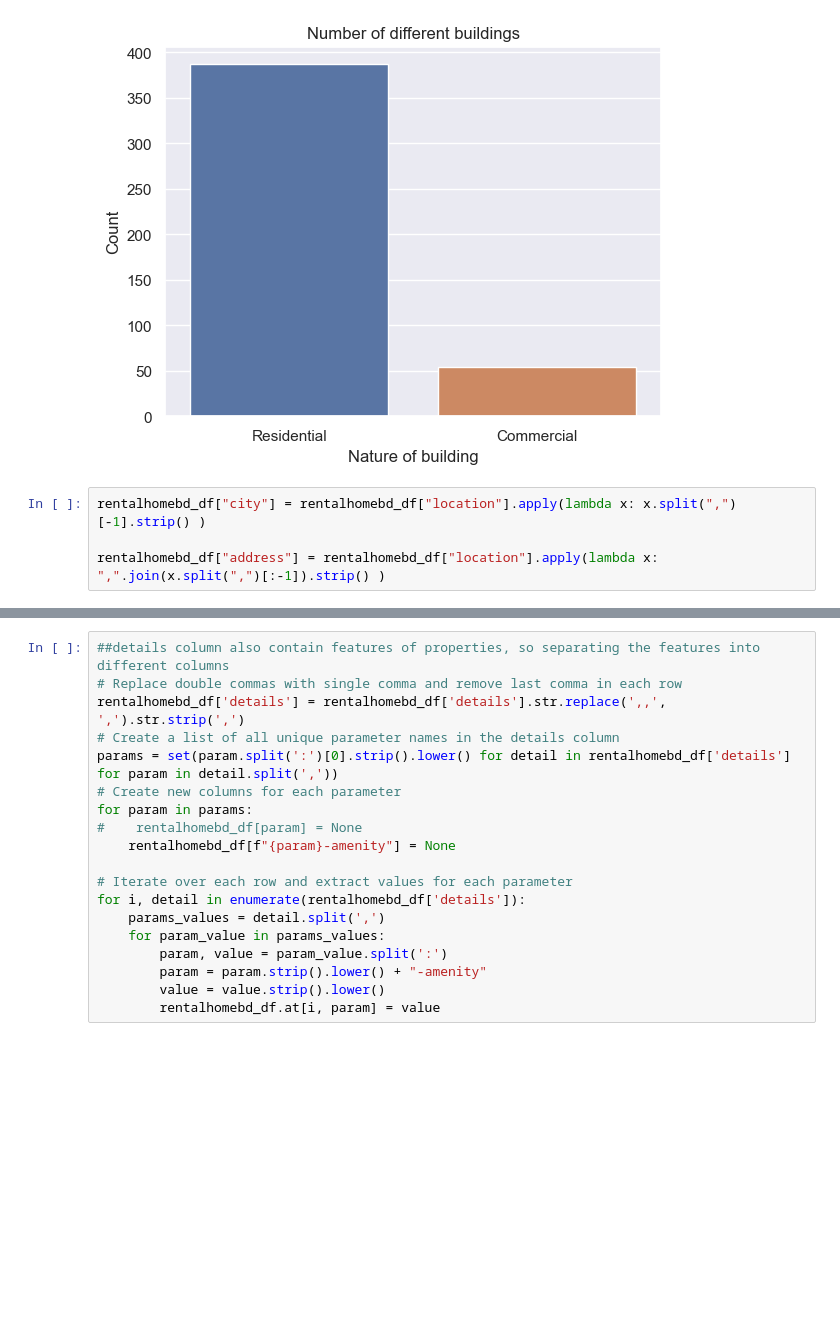
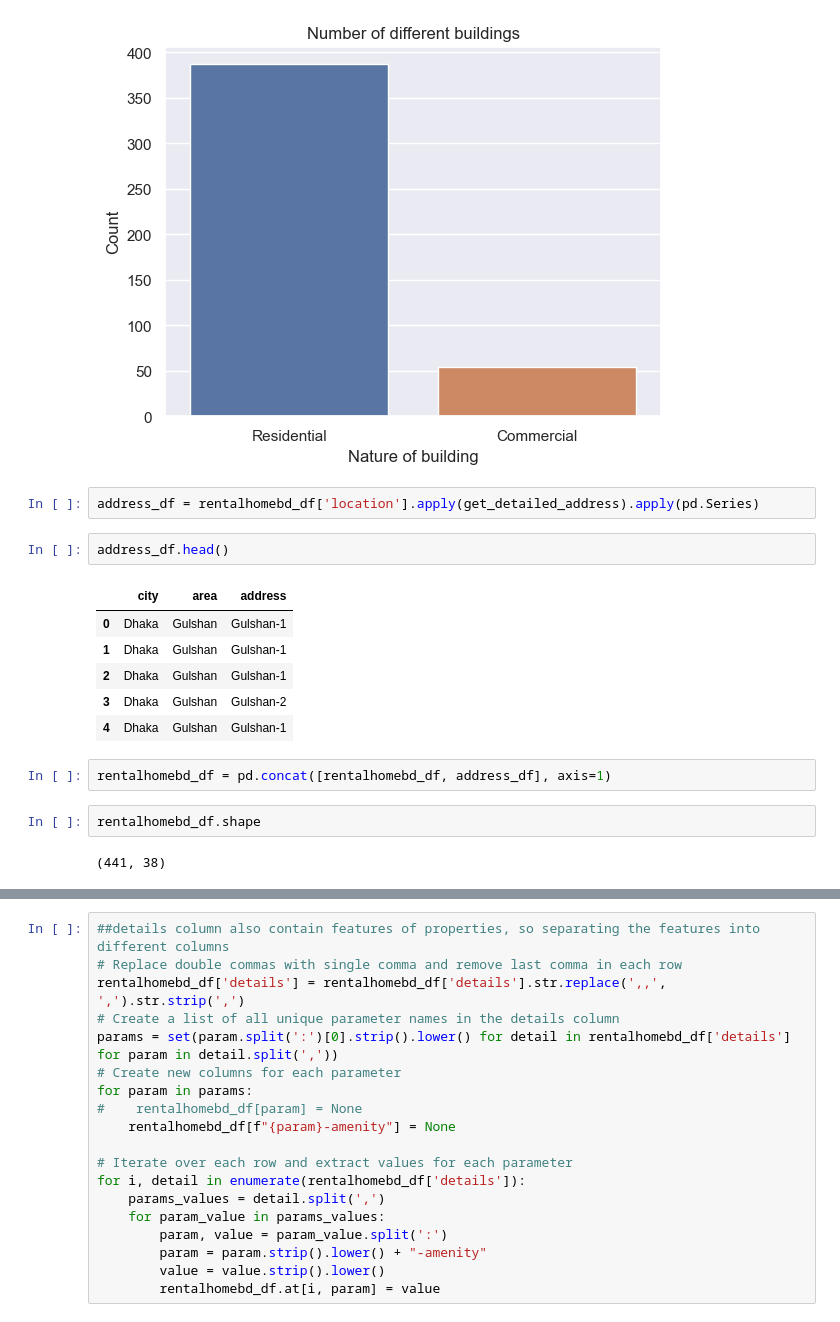
Before and after one commit to OmdenaAI/dhaka-bangladesh-real-estate-recommendation, a Jupyter notebook: src/tasks/task-2-data-preprocessing/rentalhomebd--cleaning/rentalhomebd--cleaning.ipynb, the cells around one changed output, grey strips where cells are left out. Drawn from its saved outputs; the diff is of its cells as text; blank space fills up the shorter version.

```diff
--- a/src/tasks/task-2-data-preprocessing/rentalhomebd--cleaning/rentalhomebd--cleaning.ipynb
+++ b/src/tasks/task-2-data-preprocessing/rentalhomebd--cleaning/rentalhomebd--cleaning.ipynb
@@ -232,7 +235,20 @@ plt.ylabel("Count")
 plt.title("Number of different buildings");
 # %% [output]
 [figure]
-# %%
-rentalhomebd_df["city"] = rentalhomebd_df["location"].apply(lambda x: x.split(",")[-1].strip() )
-
-rentalhomebd_df["address"] = rentalhomebd_df["location"].apply(lambda x: ",".join(x.split(",")[:-1]).strip() )
+# %%
+address_df = rentalhomebd_df['location'].apply(get_detailed_address).apply(pd.Series)
+# %%
+address_df.head()
+# %% [output]
+|  | city | area | address |
+| 0 | Dhaka | Gulshan | Gulshan-1 |
+| 1 | Dhaka | Gulshan | Gulshan-1 |
+| 2 | Dhaka | Gulshan | Gulshan-1 |
+| 3 | Dhaka | Gulshan | Gulshan-2 |
+| 4 | Dhaka | Gulshan | Gulshan-1 |
+# %%
+rentalhomebd_df = pd.concat([rentalhomebd_df, address_df], axis=1)
+# %%
+rentalhomebd_df.shape
+# %% [output]
+(441, 38)
```
Also changed, not shown: parts of 10 cells of this notebook, 1 other file.
